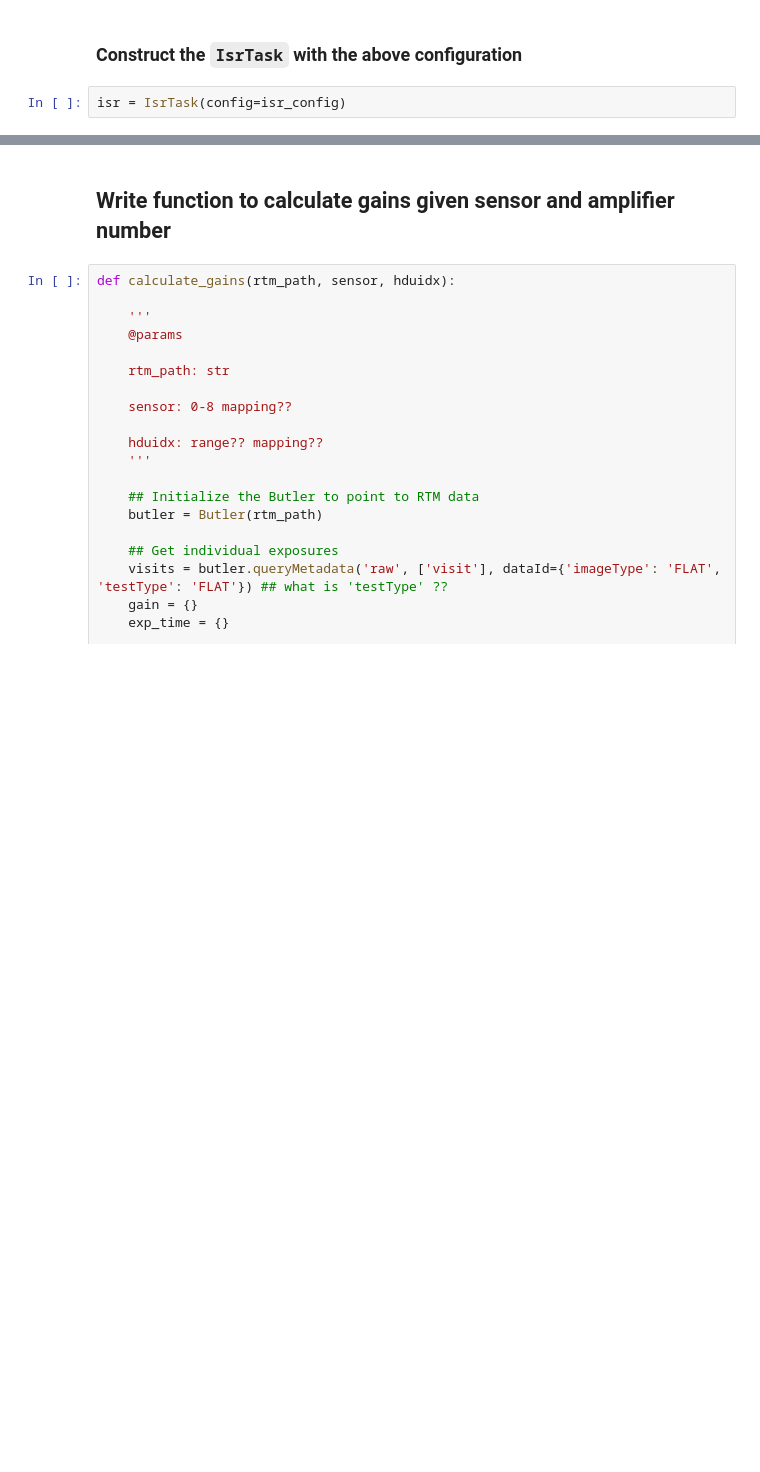
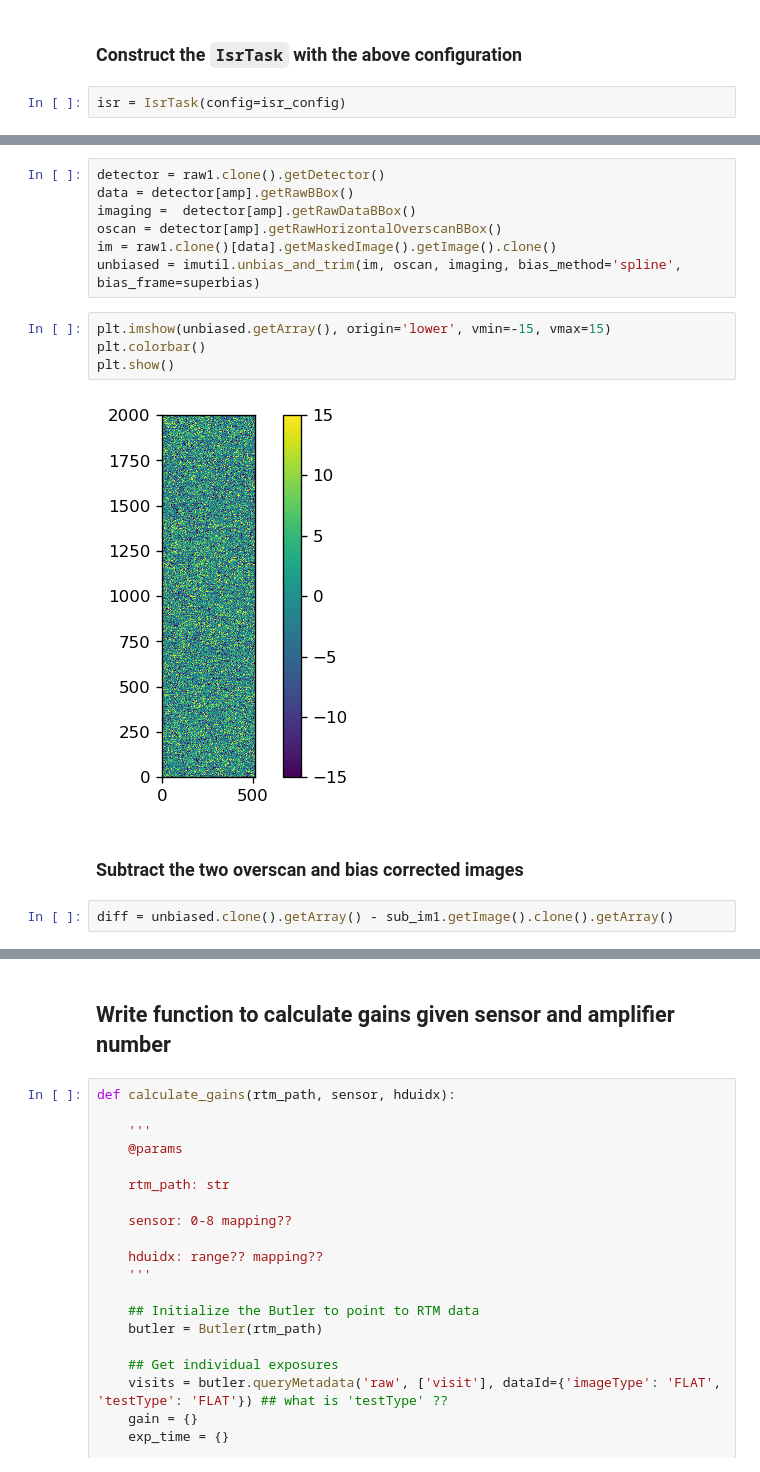
Before and after one commit to lsst/bootcamp-work, a Jupyter notebook: nb/PTC_bootcamp_work.ipynb, the cells around one changed output, grey strips where cells are left out. Saved outputs shown, nothing was run; the diff lists cells and outputs as text; blank space fills up the shorter version.

```diff
--- a/nb/PTC_bootcamp_work.ipynb
+++ b/nb/PTC_bootcamp_work.ipynb
@@ -58,0 +125,17 @@ afw_display = afwDisplay.getDisplay(frame=1,
+# %%
+detector = raw1.clone().getDetector()
+data = detector[amp].getRawBBox()
+imaging =  detector[amp].getRawDataBBox()
+oscan = detector[amp].getRawHorizontalOverscanBBox()
+im = raw1.clone()[data].getMaskedImage().getImage().clone()
+unbiased = imutil.unbias_and_trim(im, oscan, imaging, bias_method='spline', bias_frame=superbias)
+# %%
+plt.imshow(unbiased.getArray(), origin='lower', vmin=-15, vmax=15)
+plt.colorbar()
+plt.show()
+# %% [output]
+[figure, added]
+# %% [markdown]
+### Subtract the two overscan and bias corrected images
+# %%
+diff = unbiased.clone().getArray() - sub_im1.getImage().clone().getArray()
```
Also changed, not shown: parts of 36 cells of this notebook.
